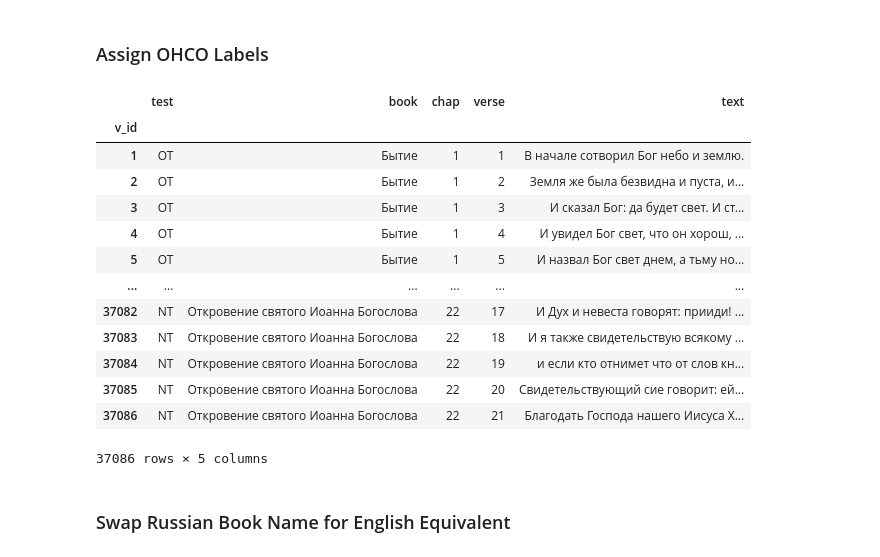
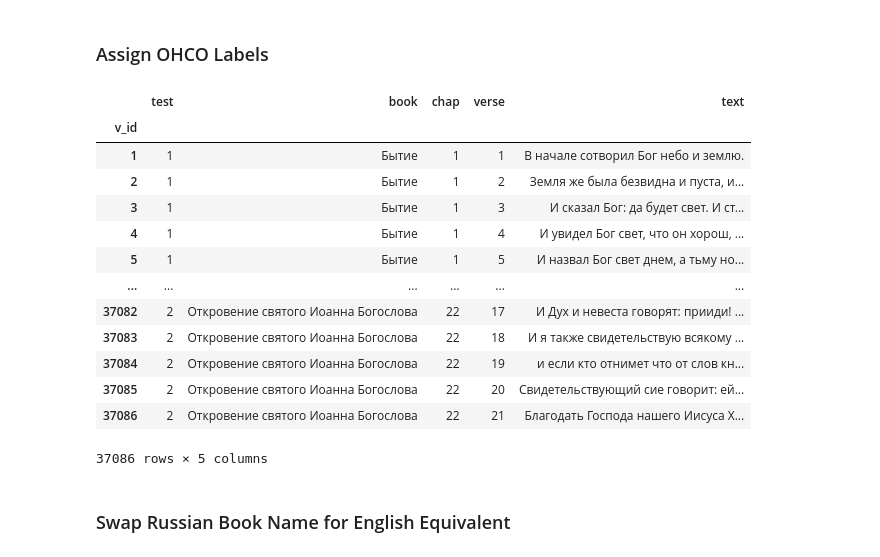
Before and after one commit to kollektivminds/russian-literary-bible, a Jupyter notebook: codebase/bible_processing.ipynb, the cells around one changed output. Saved outputs shown, nothing was run; the diff lists cells and outputs as text; code cells hidden in the pictures.

Commit message:
updated bible xml

```diff
--- a/codebase/bible_processing.ipynb
+++ b/codebase/bible_processing.ipynb
@@ -110,39 +110,42 @@ title_lines = test_line.append([chap_lines, book_lines]).sort_values()
 ### Assign OHCO Labels
 # %%
 # ['test']
-bibliiaDf[bibleOHCO[0]] = np.where(bibliiaDf.index<test_line[0], 'OT', 'NT')
+bibliiaDf[bibleOHCO[0]] = np.where(bibliiaDf.index<test_line[0], 1, 2)
 # ['book']
 bibliiaDf[bibleOHCO[1]] = bibliiaDf.loc[book_lines].text.str.extract(book_lines_re)
 # ['chap']
 bibliiaDf[bibleOHCO[2]] = bibliiaDf.loc[chap_lines].text.str.extract(chap_lines_re)
 # ['verse'] by splitting verse num at beginning from text in current verse lines
 bibliiaDf[[bibleOHCO[3],'text']] = bibliiaDf.text.str.split(' ', 1, expand=True).iloc[:, [0, 1]]
 
 # fill in book and chapter titles to cells below them
 bibliiaDf[bibleOHCO[1:3]] = bibliiaDf[['book','chap']].ffill()
 
+# transfer book numbers onto book titles
+#bibliiaDf[bibleOHCO[1]] = bibliiaDf[bibleOHCO[1]].map(dict([(y,x) for (x,y) in enumerate(bibliiaDf.book.unique(), start=1)]))
+
 # drop title lines and reset index to give verse id num
 bibliiaDf = bibliiaDf.drop(title_lines, axis=0).reset_index()#.set_index(bibleOHCO)
 bibliiaDf.index = range(1,len(bibliiaDf)+1)
 bibliiaDf.index.name = 'v_id'
 
 # reorder columns
 bibliiaDf = bibliiaDf[['test', 'book', 'chap', 'verse', 'text']]
 bibliiaDf
 # %% [output]
 |  | test | book | chap | verse | text |
 | v_id |  |  |  |  |  |
-| 1 | OT | Бытие | 1 | 1 | В начале сотворил Бог небо и землю. |
-| 2 | OT | Бытие | 1 | 2 | Земля же была безвидна и пуста, и... |
-| 3 | OT | Бытие | 1 | 3 | И сказал Бог: да будет свет. И ст... |
-| 4 | OT | Бытие | 1 | 4 | И увидел Бог свет, что он хорош, ... |
-| 5 | OT | Бытие | 1 | 5 | И назвал Бог свет днем, а тьму но... |
+| 1 | 1 | Бытие | 1 | 1 | В начале сотворил Бог небо и землю. |
+| 2 | 1 | Бытие | 1 | 2 | Земля же была безвидна и пуста, и... |
+| 3 | 1 | Бытие | 1 | 3 | И сказал Бог: да будет свет. И ст... |
+| 4 | 1 | Бытие | 1 | 4 | И увидел Бог свет, что он хорош, ... |
+| 5 | 1 | Бытие | 1 | 5 | И назвал Бог свет днем, а тьму но... |
 | ... | ... | ... | ... | ... | ... |
-| 37082 | NT | Откровение святого Иоанна Богослова | 22 | 17 | И Дух и невеста говорят: прииди! ... |
-| 37083 | NT | Откровение святого Иоанна Богослова | 22 | 18 | И я также свидетельствую всякому ... |
-| 37084 | NT | Откровение святого Иоанна Богослова | 22 | 19 | и если кто отнимет что от слов кн... |
-| 37085 | NT | Откровение святого Иоанна Богослова | 22 | 20 | Свидетельствующий сие говорит: ей... |
-| 37086 | NT | Откровение святого Иоанна Богослова | 22 | 21 | Благодать Господа нашего Иисуса Х... |
+| 37082 | 2 | Откровение святого Иоанна Богослова | 22 | 17 | И Дух и невеста говорят: прииди! ... |
+| 37083 | 2 | Откровение святого Иоанна Богослова | 22 | 18 | И я также свидетельствую всякому ... |
+| 37084 | 2 | Откровение святого Иоанна Богослова | 22 | 19 | и если кто отнимет что от слов кн... |
+| 37085 | 2 | Откровение святого Иоанна Богослова | 22 | 20 | Свидетельствующий сие говорит: ей... |
+| 37086 | 2 | Откровение святого Иоанна Богослова | 22 | 21 | Благодать Господа нашего Иисуса Х... |
 37086 rows × 5 columns
 # %% [markdown]
 ### Swap Russian Book Name for English Equivalent
```
Also changed, not shown: parts of 20 cells of this notebook, 7 other files.
